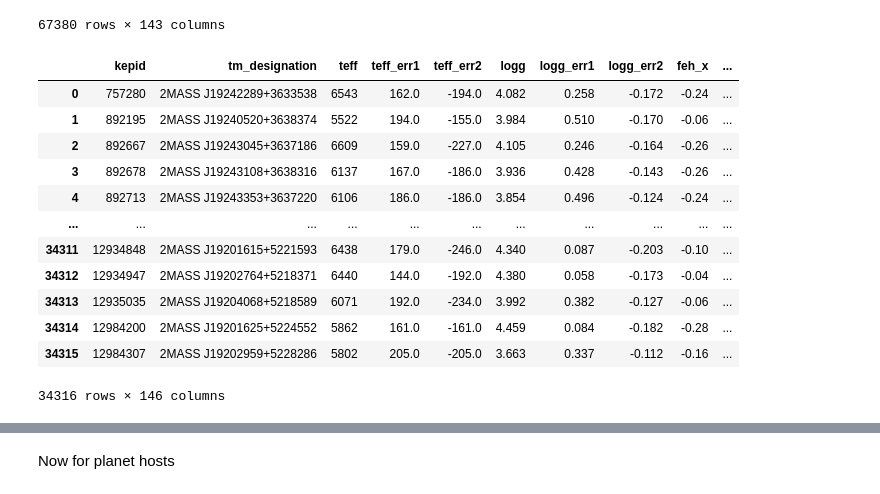
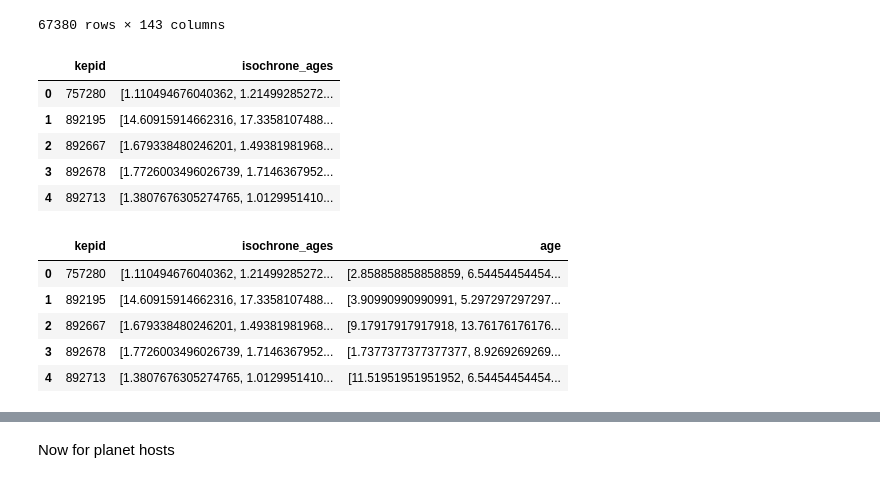
Before and after one commit to exoclam/mastrangelo, a Jupyter notebook: notebooks/analyze.ipynb, the cells around one changed output, grey strips where cells are left out. Drawn from its saved outputs; the diff is of its cells as text; code cells hidden in the pictures.

```diff
--- a/notebooks/analyze.ipynb
+++ b/notebooks/analyze.ipynb
@@ -1084,0 +1039,7 @@ Cross-match these kinematic ages with the Berger Kepler-Gaia cross-match
+# %%
+eval_grid = np.linspace(0, 14, 1000)
+plt.scatter(eval_grid, hdul[1].data['agepost_MSTO'][0], s=5)
+plt.show()
+
+y = hdul[1].data['agepost_MSTO'][0]
+plt.hist(np.random.choice(eval_grid, p=y/y.sum(), size=100))
@@ -1084,0 +1054,15 @@ Cross-match these kinematic ages with the Berger Kepler-Gaia cross-match
+# %%
+eval_grid = np.linspace(0, 14, 1000)
+
+ages = []
+for i in range(len(hdul[1].data)):
+
+    # retrieve "posterior" for star
+    y = hdul[1].data['agepost_MSTO'][i]
+
+    # evaluate ages
+    choice = np.random.choice(eval_grid, p=y/y.sum(), size=100)
+    ages.append(choice)
+
+hdul_df = pd.DataFrame({'kepid': hdul[1].data['kepid'].byteswap().newbyteorder(), 'age': ages})
+hdul_df.head()
@@ -1099,20 +1092,36 @@ berger
 | 67378 | 12984200 | 2MASS J19201625+5224552 | 5862 | 161.0 | -161.0 | 4.459 | 0.084 | -0.182 | -0.28 | ... |
 | 67379 | 12984307 | 2MASS J19202959+5228286 | 5802 | 205.0 | -205.0 | 3.663 | 0.337 | -0.112 | -0.16 | ... |
 67380 rows × 143 columns
+# %%
+berger_ages = []
+
+### draw Berger ages
+for i in range(len(berger)):
+
+    # retrieve row for crossmatched star
+    y = berger.iloc[i]
+
+    # sample from Berger+ 2020a ages
+    berger_age = np.random.normal(y.iso_age, 0.5*(y.iso_age_err1 + np.abs(y.iso_age_err2)), 100)
+
+    berger_ages.append(berger_age)
+# %%
+berger_ages_df = pd.DataFrame({'kepid': berger.kepid, 'isochrone_ages': berger_ages})
+berger_ages_df.head()
+# %% [output]
+|  | kepid | isochrone_ages |
+| 0 | 757280 | [1.110494676040362, 1.21499285272... |
+| 1 | 892195 | [14.60915914662316, 17.3358107488... |
+| 2 | 892667 | [1.679338480246201, 1.49381981968... |
+| 3 | 892678 | [1.7726003496026739, 1.7146367952... |
+| 4 | 892713 | [1.3807676305274765, 1.0129951410... |
 # %%
-kinematic_berger = berger.merge(hdul_df, on='kepid')
-kinematic_berger
+kinematic_berger = berger_ages_df.merge(hdul_df, on='kepid')
+kinematic_berger.head()
 # %% [output]
-|  | kepid | tm_designation | teff | teff_err1 | teff_err2 | logg | logg_err1 | logg_err2 | feh_x | ... |
-| 0 | 757280 | 2MASS J19242289+3633538 | 6543 | 162.0 | -194.0 | 4.082 | 0.258 | -0.172 | -0.24 | ... |
-| 1 | 892195 | 2MASS J19240520+3638374 | 5522 | 194.0 | -155.0 | 3.984 | 0.510 | -0.170 | -0.06 | ... |
-| 2 | 892667 | 2MASS J19243045+3637186 | 6609 | 159.0 | -227.0 | 4.105 | 0.246 | -0.164 | -0.26 | ... |
-| 3 | 892678 | 2MASS J19243108+3638316 | 6137 | 167.0 | -186.0 | 3.936 | 0.428 | -0.143 | -0.26 | ... |
-| 4 | 892713 | 2MASS J19243353+3637220 | 6106 | 186.0 | -186.0 | 3.854 | 0.496 | -0.124 | -0.24 | ... |
-| ... | ... | ... | ... | ... | ... | ... | ... | ... | ... | ... |
-| 34311 | 12934848 | 2MASS J19201615+5221593 | 6438 | 179.0 | -246.0 | 4.340 | 0.087 | -0.203 | -0.10 | ... |
-| 34312 | 12934947 | 2MASS J19202764+5218371 | 6440 | 144.0 | -192.0 | 4.380 | 0.058 | -0.173 | -0.04 | ... |
-| 34313 | 12935035 | 2MASS J19204068+5218589 | 6071 | 192.0 | -234.0 | 3.992 | 0.382 | -0.127 | -0.06 | ... |
-| 34314 | 12984200 | 2MASS J19201625+5224552 | 5862 | 161.0 | -161.0 | 4.459 | 0.084 | -0.182 | -0.28 | ... |
-| 34315 | 12984307 | 2MASS J19202959+5228286 | 5802 | 205.0 | -205.0 | 3.663 | 0.337 | -0.112 | -0.16 | ... |
+|  | kepid | isochrone_ages | age |
+| 0 | 757280 | [1.110494676040362, 1.21499285272... | [2.858858858858859, 6.54454454454... |
+| 1 | 892195 | [14.60915914662316, 17.3358107488... | [3.90990990990991, 5.297297297297... |
+| 2 | 892667 | [1.679338480246201, 1.49381981968... | [9.17917917917918, 13.76176176176... |
+| 3 | 892678 | [1.7726003496026739, 1.7146367952... | [1.7377377377377377, 8.9269269269... |
+| 4 | 892713 | [1.3807676305274765, 1.0129951410... | [11.51951951951952, 6.54454454454... |
-34316 rows × 146 columns
```
Also changed, not shown: parts of 17 cells of this notebook, 2 other files.
